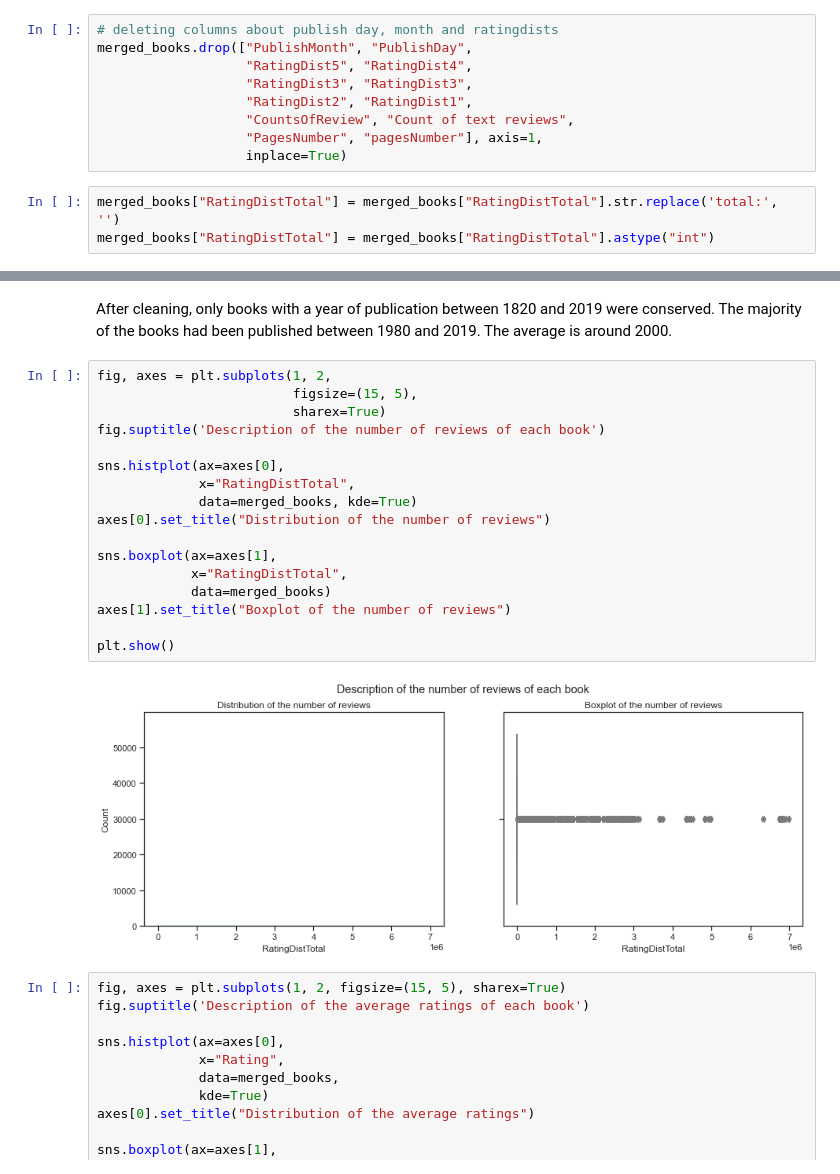
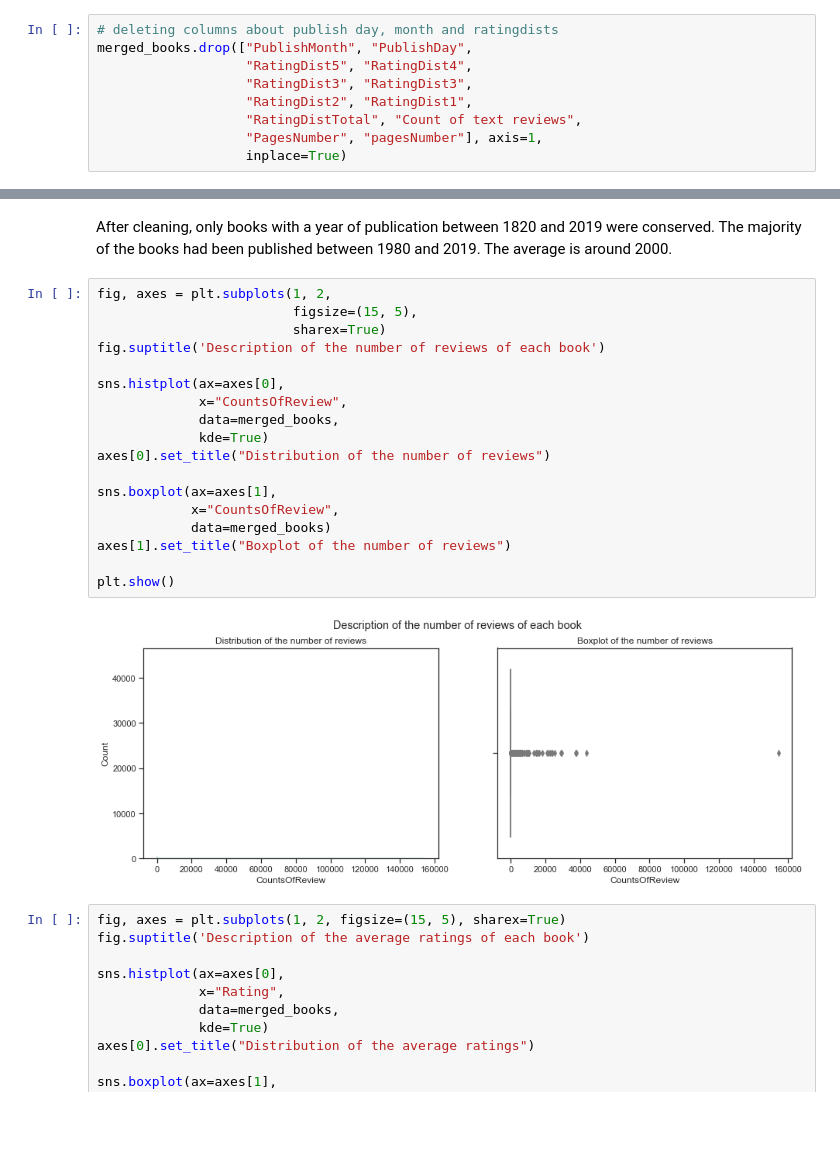
Before and after one commit to cecilegltslmcs/recommender_sys_books, a Jupyter notebook: P7_01_notebookcleaning.ipynb, the cells around one changed output, grey strips where cells are left out. Cells and saved outputs as stored; diff of their text form; blank space fills up the shorter version.

```diff
--- a/P7_01_notebookcleaning.ipynb
+++ b/P7_01_notebookcleaning.ipynb
@@ -89,12 +89,9 @@ merged_books.drop(["PublishMonth", "PublishDay",
                    "RatingDist5", "RatingDist4",
                    "RatingDist3", "RatingDist3",
                    "RatingDist2", "RatingDist1",
-                   "CountsOfReview", "Count of text reviews",
+                   "RatingDistTotal", "Count of text reviews",
                    "PagesNumber", "pagesNumber"], axis=1,
                    inplace=True)
-# %%
-merged_books["RatingDistTotal"] = merged_books["RatingDistTotal"].str.replace('total:', '')
-merged_books["RatingDistTotal"] = merged_books["RatingDistTotal"].astype("int")
 # %%
 merged_books.head()
 # %% [output]
@@ -173,22 +170,23 @@ After cleaning, only books with a year of publication between 1820 and 2019 were
 # %%
 fig, axes = plt.subplots(1, 2,
                          figsize=(15, 5),
                          sharex=True)
 fig.suptitle('Description of the number of reviews of each book')
 
 sns.histplot(ax=axes[0],
-             x="RatingDistTotal",
-             data=merged_books, kde=True)
+             x="CountsOfReview",
+             data=merged_books,
+             kde=True)
 axes[0].set_title("Distribution of the number of reviews")
 
 sns.boxplot(ax=axes[1],
-            x="RatingDistTotal",
+            x="CountsOfReview",
             data=merged_books)
 axes[1].set_title("Boxplot of the number of reviews")
 
 plt.show()
 # %% [output]
-[figure, old version]
+[figure, new version]
 # %%
 fig, axes = plt.subplots(1, 2, figsize=(15, 5), sharex=True)
 fig.suptitle('Description of the average ratings of each book')
```
Also changed, not shown: parts of 7 cells of this notebook.
